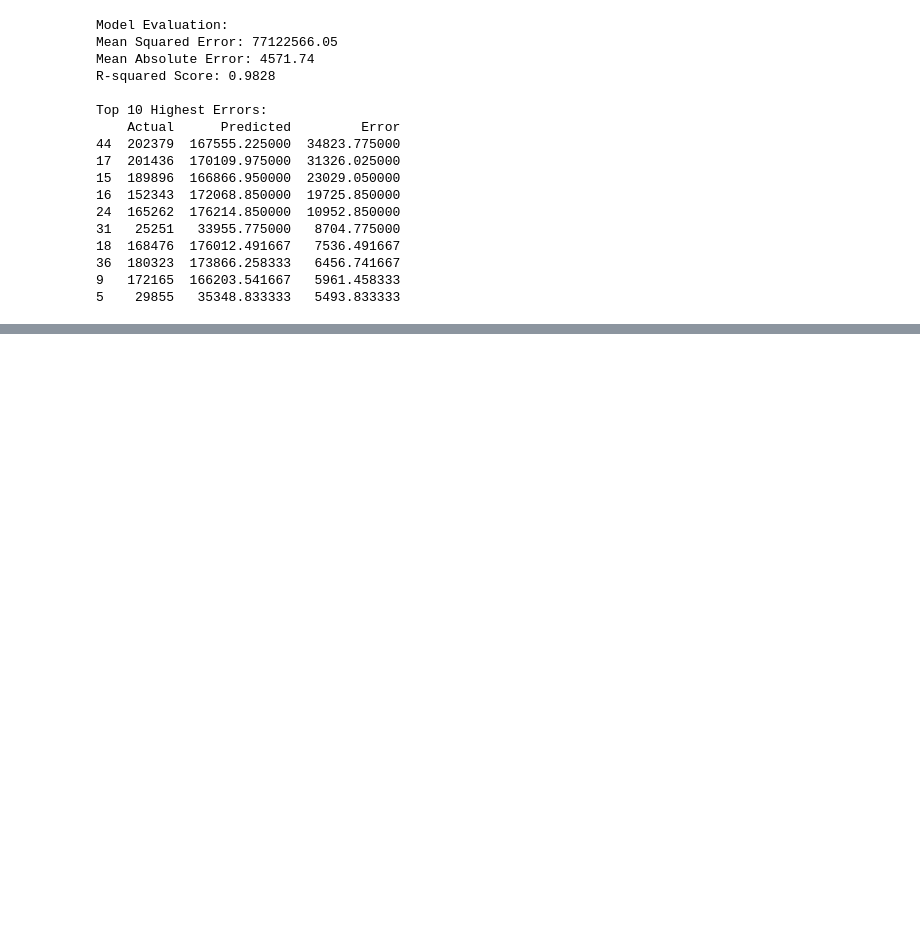
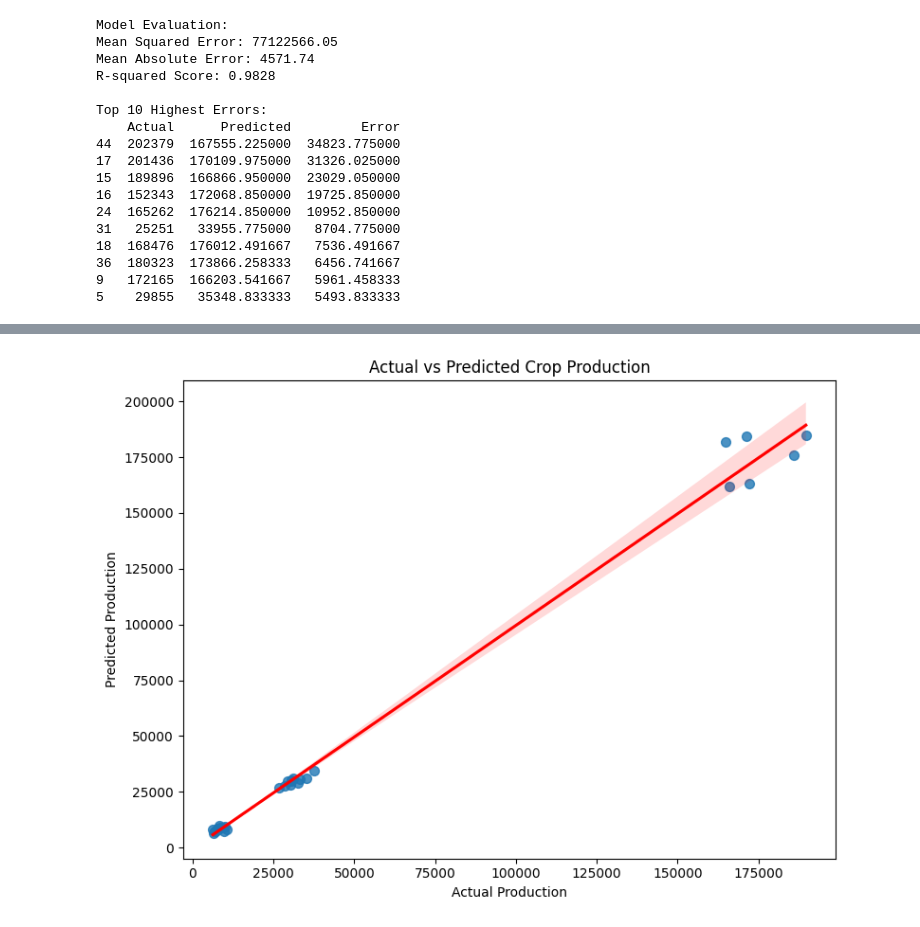
Before and after one commit to 12tsion/AI_Group4-project, a Jupyter notebook: notebook44437c135d.ipynb, the cells around one changed output, grey strips where cells are left out. Cells and saved outputs as stored; diff of their text form; code cells hidden in the pictures; blank space fills up the shorter version.

Commit message:
Kaggle Notebook | notebook44437c135d | hhhhhhhhhhhh

```diff
--- a/notebook44437c135d.ipynb
+++ b/notebook44437c135d.ipynb
@@ -380,3 +380,80 @@ Top 10 Highest Errors:
 36  180323  173866.258333   6456.741667
 9   172165  166203.541667   5961.458333
 5    29855   35348.833333   5493.833333
+# %%
+import pandas as pd
+import numpy as np
+import matplotlib.pyplot as plt
+import seaborn as sns
+
+# Machine Learning
+from sklearn.model_selection import train_test_split
+from sklearn.preprocessing import OneHotEncoder
+from sklearn.ensemble import RandomForestRegressor
+from sklearn.metrics import mean_squared_error, r2_score
+
+# Load dataset
+df = pd.read_csv('/kaggle/input/hhhhhhhhhh/crop yield predictionnn.csv')
+
+# Display original column names for clarity
+print("Original column names:")
+print(df.columns.tolist())
+
+# Clean column names by removing leading/trailing whitespaces
+df.columns = df.columns.str.strip()
+
+# Display cleaned column names
+print("\nCleaned column names:")
+print(df.columns.tolist())
+
+# Identify the target column dynamically based on potential names
+target_col = next((col for col in df.columns if col.strip().lower() in ['production', 'yield']), None)
+
+if not target_col:
+    raise ValueError("Target column not found. Please check the dataset.")
+
+print(f"\n✅ Using '{target_col}' as the target column.")
+
+# Drop rows with missing values
+df.dropna(inplace=True)
+
+# Separate categorical columns and encode them using OneHotEncoder
+categorical_cols = df.select_dtypes(include='object').columns
+encoder = OneHotEncoder(sparse_output=False, drop='first')  # Use sparse_output instead of sparse
+
+for col in categorical_cols:
+    encoded = encoder.fit_transform(df[[col]])
+    encoded_df = pd.DataFrame(encoded, columns=[f"{col}_{i}" for i in range(encoded.shape[1])])
+    df = pd.concat([df, encoded_df], axis=1)
+    df.drop(col, axis=1, inplace=True)
+
+# Separate features and target
+X = df.drop(target_col, axis=1)
+y = df[target_col]
+
+# Train-test split with 80% for training and 20% for testing
+X_train, X_test, y_train, y_test = train_test_split(X, y, test_size=0.2, random_state=42)
+
+# Initialize and train the Random Forest model
+model = RandomForestRegressor(n_estimators=100, random_state=42)
+model.fit(X_train, y_train)
+
+# Predict on test set
+y_pred = model.predict(X_test)
+
+# Evaluate the model
+r2 = r2_score(y_test, y_pred)
+rmse = np.sqrt(mean_squared_error(y_test, y_pred))
+
+print(f"R² Score: {r2:.4f}")
+print(f"RMSE: {rmse:.2f}")
+
+# Visualization of Actual vs Predicted values
+plt.figure(figsize=(8, 6))
+sns.regplot(x=y_test, y=y_pred, scatter_kws={"s": 50}, line_kws={"color": "red"})
+plt.xlabel("Actual Production")
+plt.ylabel("Predicted Production")
+plt.title("Actual vs Predicted Crop Production")
+plt.tight_layout()
+plt.show()
+# %% [output]
@@ -382,0 +469 @@ Top 10 Highest Errors:
+[figure, added]
```
Also changed, not shown: parts of 1 cell of this notebook.
